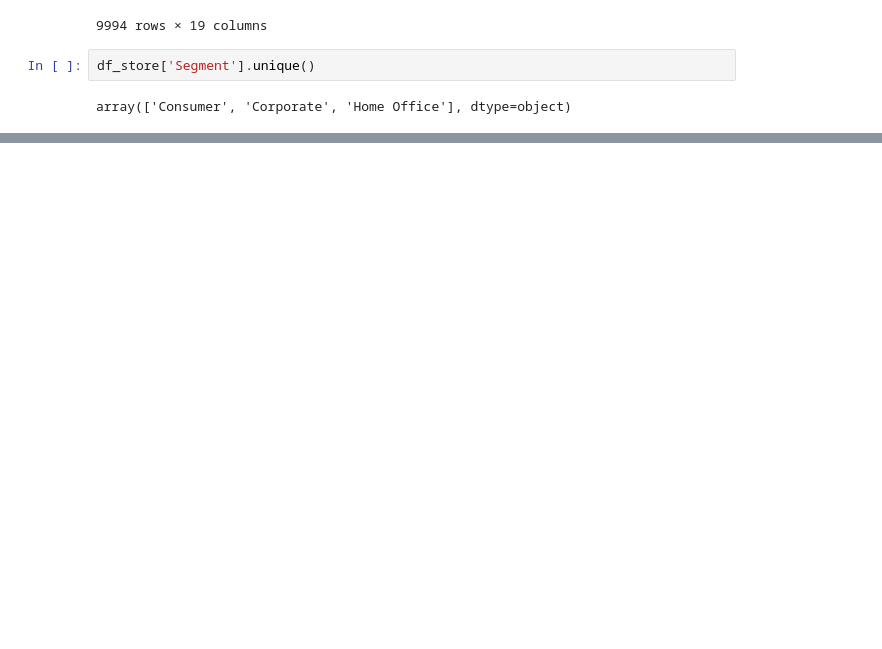
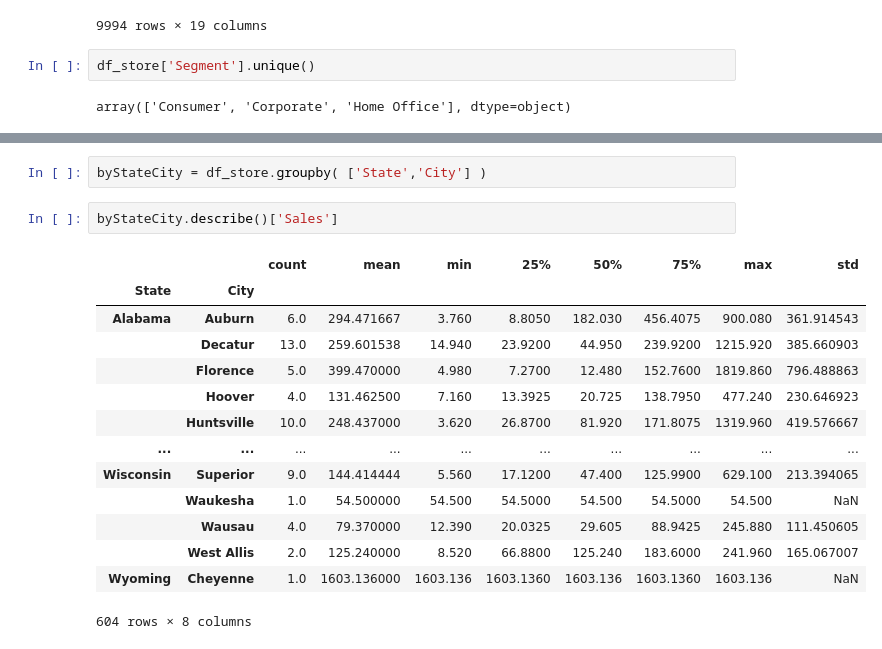
Before and after one commit to AnthonyB955/Python-DS-ML-VS, a Jupyter notebook: pandas/Superstore.ipynb, the cells around one changed output, grey strips where cells are left out. Saved outputs shown, nothing was run; the diff lists cells and outputs as text; blank space fills up the shorter version.

```diff
--- a/pandas/Superstore.ipynb
+++ b/pandas/Superstore.ipynb
@@ -113,0 +271,19 @@ array(['Consumer', 'Corporate', 'Home Office'], dtype=object)
+# %%
+byStateCity = df_store.groupby( ['State','City'] )
+# %%
+byStateCity.describe()['Sales']
+# %% [output]
+|  |  | count | mean | min | 25% | 50% | 75% | max | std |
+| State | City |  |  |  |  |  |  |  |  |
+| Alabama | Auburn | 6.0 | 294.471667 | 3.760 | 8.8050 | 182.030 | 456.4075 | 900.080 | 361.914543 |
+|  | Decatur | 13.0 | 259.601538 | 14.940 | 23.9200 | 44.950 | 239.9200 | 1215.920 | 385.660903 |
+|  | Florence | 5.0 | 399.470000 | 4.980 | 7.2700 | 12.480 | 152.7600 | 1819.860 | 796.488863 |
+|  | Hoover | 4.0 | 131.462500 | 7.160 | 13.3925 | 20.725 | 138.7950 | 477.240 | 230.646923 |
+|  | Huntsville | 10.0 | 248.437000 | 3.620 | 26.8700 | 81.920 | 171.8075 | 1319.960 | 419.576667 |
+| ... | ... | ... | ... | ... | ... | ... | ... | ... | ... |
+| Wisconsin | Superior | 9.0 | 144.414444 | 5.560 | 17.1200 | 47.400 | 125.9900 | 629.100 | 213.394065 |
+|  | Waukesha | 1.0 | 54.500000 | 54.500 | 54.5000 | 54.500 | 54.5000 | 54.500 | NaN |
+|  | Wausau | 4.0 | 79.370000 | 12.390 | 20.0325 | 29.605 | 88.9425 | 245.880 | 111.450605 |
+|  | West Allis | 2.0 | 125.240000 | 8.520 | 66.8800 | 125.240 | 183.6000 | 241.960 | 165.067007 |
+| Wyoming | Cheyenne | 1.0 | 1603.136000 | 1603.136 | 1603.1360 | 1603.136 | 1603.1360 | 1603.136 | NaN |
+604 rows × 8 columns
```
Also changed, not shown: parts of 35 cells of this notebook.
